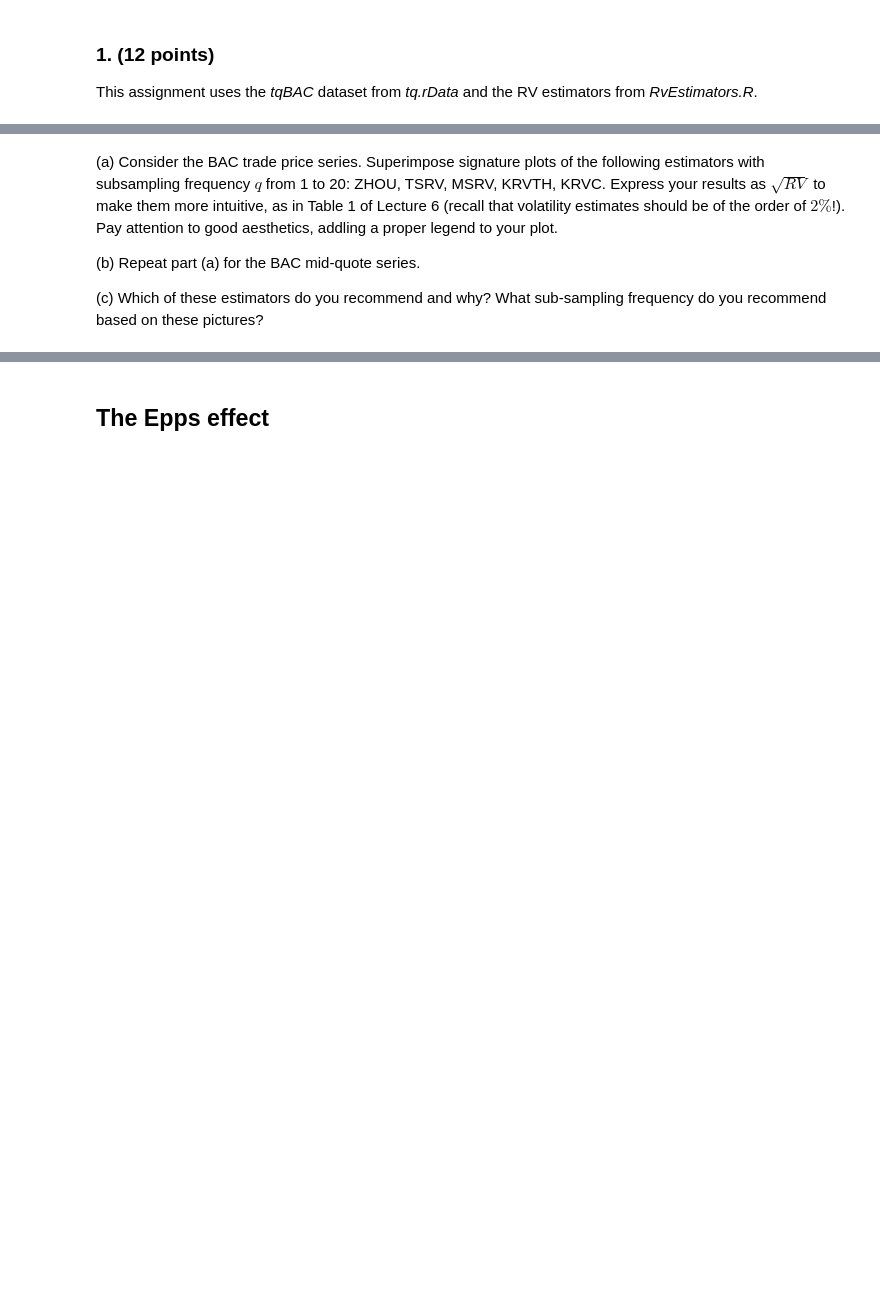
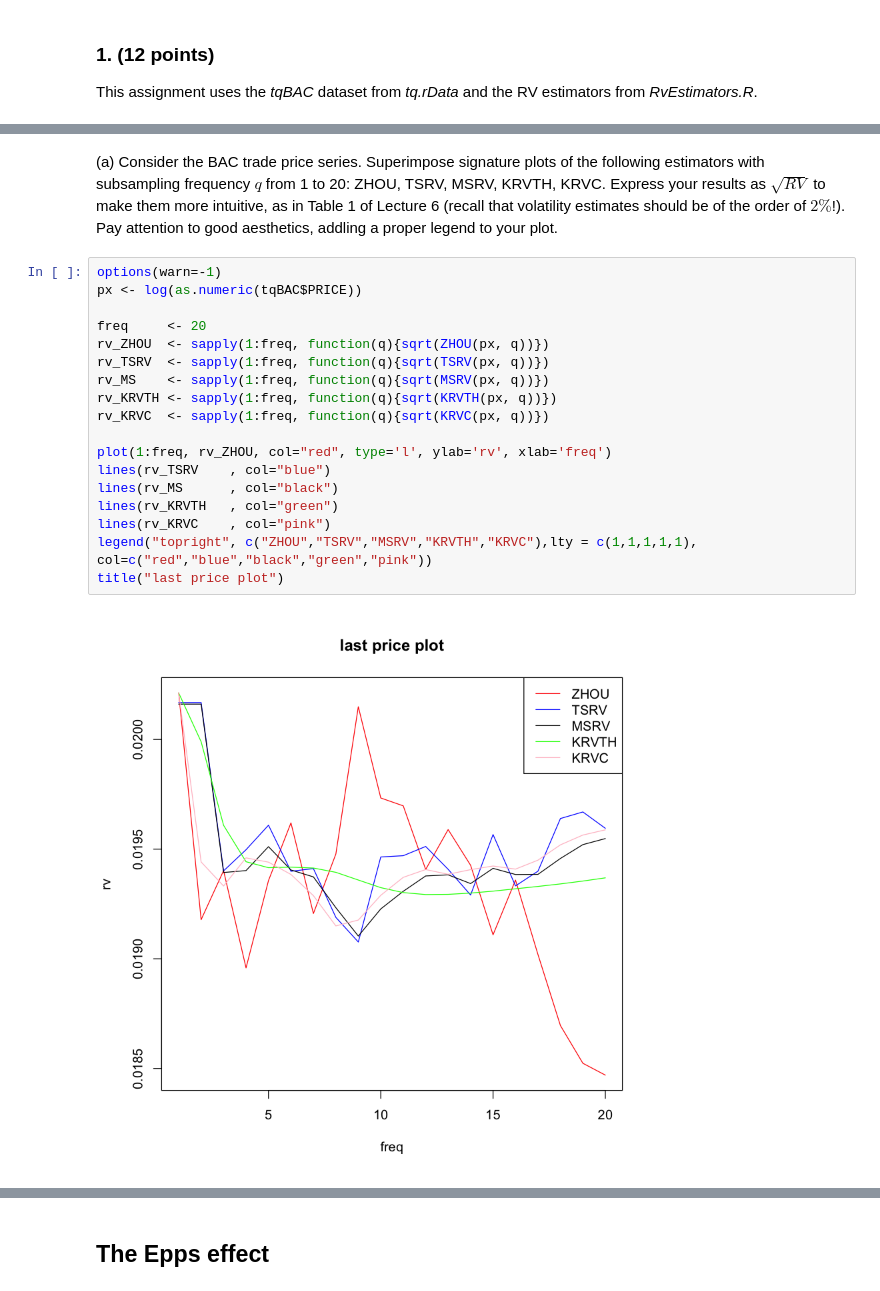
Before and after one commit to wubiya/MicroStructure, a Jupyter notebook: 9879HW6_Wu_Biya.ipynb, the cells around one changed output, grey strips where cells are left out. Cells and saved outputs as stored; diff of their text form; blank space fills up the shorter version.

```diff
--- a/9879HW6_Wu_Biya.ipynb
+++ b/9879HW6_Wu_Biya.ipynb
@@ -87,7 +76,23 @@ The following objects are masked from ‘package:base’:
 (a) Consider the BAC trade price series.  Superimpose signature plots of the following estimators with subsampling frequency $q$ from 1 to 20: ZHOU, TSRV, MSRV, KRVTH, KRVC.  Express your results as $\sqrt{RV}$ to make them more intuitive, as in Table 1 of Lecture 6 (recall that volatility estimates should be of the order of $2\%$!).
 <br>
 Pay attention to good aesthetics, addling a proper legend to your plot.
-
-(b) Repeat part (a) for the BAC mid-quote series.
-
-(c) Which of these estimators do you recommend and why?  What sub-sampling frequency do you recommend based on these pictures?
+# %%
+options(warn=-1)
+px <- log(as.numeric(tqBAC$PRICE))
+
+freq     <- 20
+rv_ZHOU  <- sapply(1:freq, function(q){sqrt(ZHOU(px, q))})
+rv_TSRV  <- sapply(1:freq, function(q){sqrt(TSRV(px, q))})
+rv_MS    <- sapply(1:freq, function(q){sqrt(MSRV(px, q))})
+rv_KRVTH <- sapply(1:freq, function(q){sqrt(KRVTH(px, q))})
+rv_KRVC  <- sapply(1:freq, function(q){sqrt(KRVC(px, q))})
+
+plot(1:freq, rv_ZHOU, col="red", type='l', ylab='rv', xlab='freq')
+lines(rv_TSRV    , col="blue")
+lines(rv_MS      , col="black")
+lines(rv_KRVTH   , col="green")
+lines(rv_KRVC    , col="pink")
+legend("topright", c("ZHOU","TSRV","MSRV","KRVTH","KRVC"),lty = c(1,1,1,1,1), col=c("red","blue","black","green","pink"))
+title("last price plot")
+# %% [output]
+[figure, added]
```
Also changed, not shown: parts of 18 cells of this notebook.
